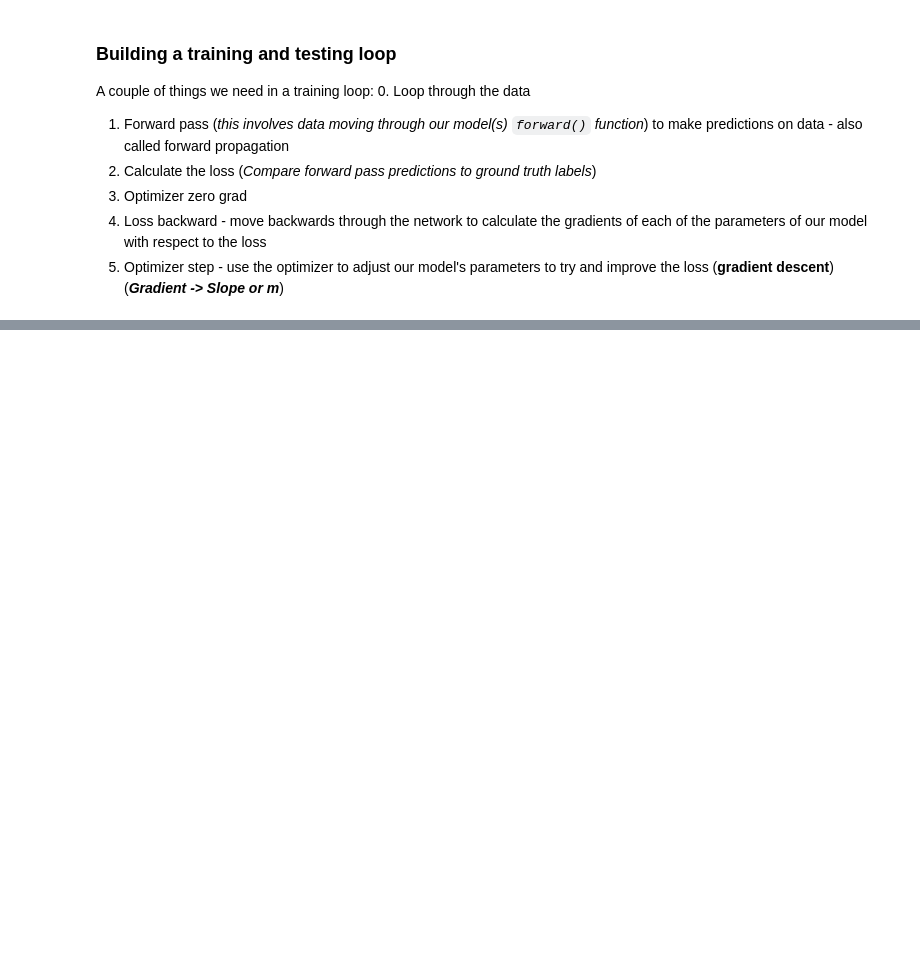
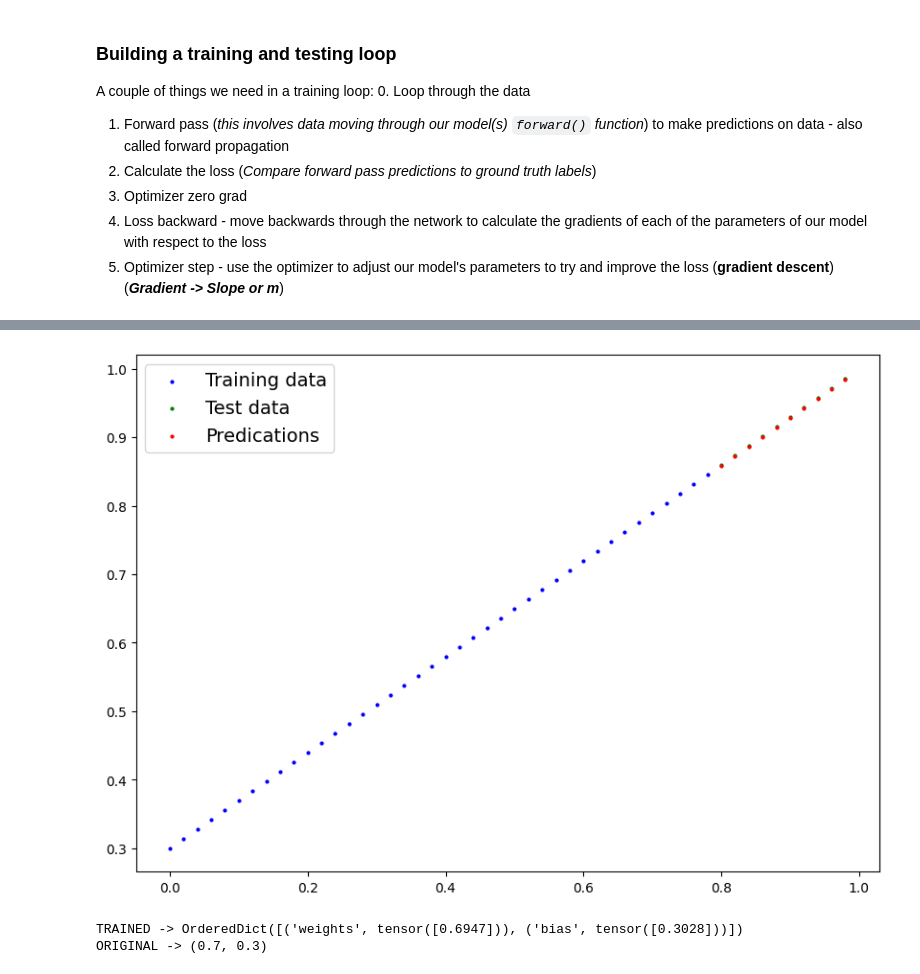
Before and after one commit to adityajideveloper/pytorch-learning, a Jupyter notebook: 01_pytorch_workflow.ipynb, the cells around one changed output, grey strips where cells are left out. Drawn from its saved outputs; the diff is of its cells as text; code cells hidden in the pictures; blank space fills up the shorter version.

```diff
--- a/01_pytorch_workflow.ipynb
+++ b/01_pytorch_workflow.ipynb
@@ -253,0 +309,14 @@ for epoch in range(epochs):
+# %%
+with torch.inference_mode():
+    y_pred_new = model_0(X_test)
+
+# Plot graph
+plot_predictions(predictions=y_pred_new)
+# %% [output]
+[figure, added]
+# %%
+print(f"TRAINED -> {model_0.state_dict()}")
+print(f"ORIGINAL -> {weight, bias}")
+# %% [output]
+TRAINED -> OrderedDict([('weights', tensor([0.6947])), ('bias', tensor([0.3028]))])
+ORIGINAL -> (0.7, 0.3)
```
Also changed, not shown: parts of 11 cells of this notebook, 3 other files.
